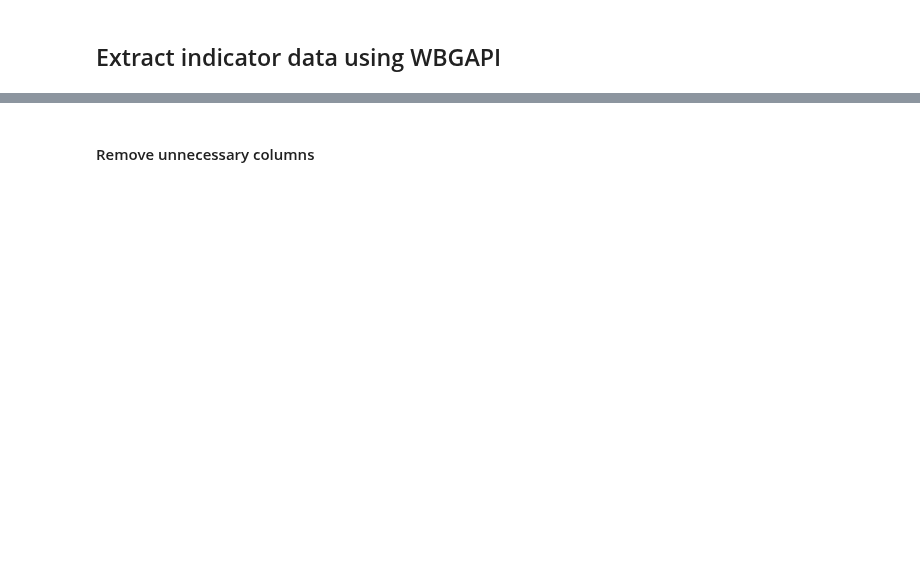
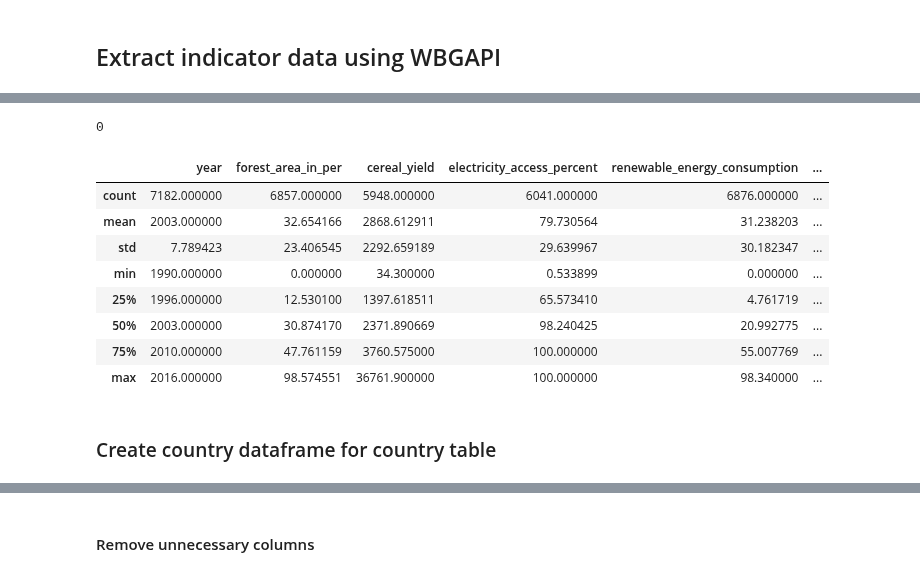
Before and after one commit to sahithig1/capstone_greenhouse_emissions, a Jupyter notebook: Notebook/retrieve_preprocess.ipynb, the cells around one changed output, grey strips where cells are left out. Saved outputs shown, nothing was run; the diff lists cells and outputs as text; code cells hidden in the pictures; blank space fills up the shorter version.

```diff
--- a/Notebook/retrieve_preprocess.ipynb
+++ b/Notebook/retrieve_preprocess.ipynb
@@ -179,0 +212,19 @@ df_data_clean.sample(5)
+# %%
+# Check for duplicate rows
+df_data_clean.duplicated().sum()
+# %% [output]
+0
+# %%
+df_data_clean.describe()
+# %% [output]
+|  | year | forest_area_in_per | cereal_yield | electricity_access_percent | renewable_energy_consumption | ... |
+| count | 7182.000000 | 6857.000000 | 5948.000000 | 6041.000000 | 6876.000000 | ... |
+| mean | 2003.000000 | 32.654166 | 2868.612911 | 79.730564 | 31.238203 | ... |
+| std | 7.789423 | 23.406545 | 2292.659189 | 29.639967 | 30.182347 | ... |
+| min | 1990.000000 | 0.000000 | 34.300000 | 0.533899 | 0.000000 | ... |
+| 25% | 1996.000000 | 12.530100 | 1397.618511 | 65.573410 | 4.761719 | ... |
+| 50% | 2003.000000 | 30.874170 | 2371.890669 | 98.240425 | 20.992775 | ... |
+| 75% | 2010.000000 | 47.761159 | 3760.575000 | 100.000000 | 55.007769 | ... |
+| max | 2016.000000 | 98.574551 | 36761.900000 | 100.000000 | 98.340000 | ... |
+# %% [markdown]
+### Create country dataframe for country table
```
Also changed, not shown: parts of 61 cells of this notebook.
